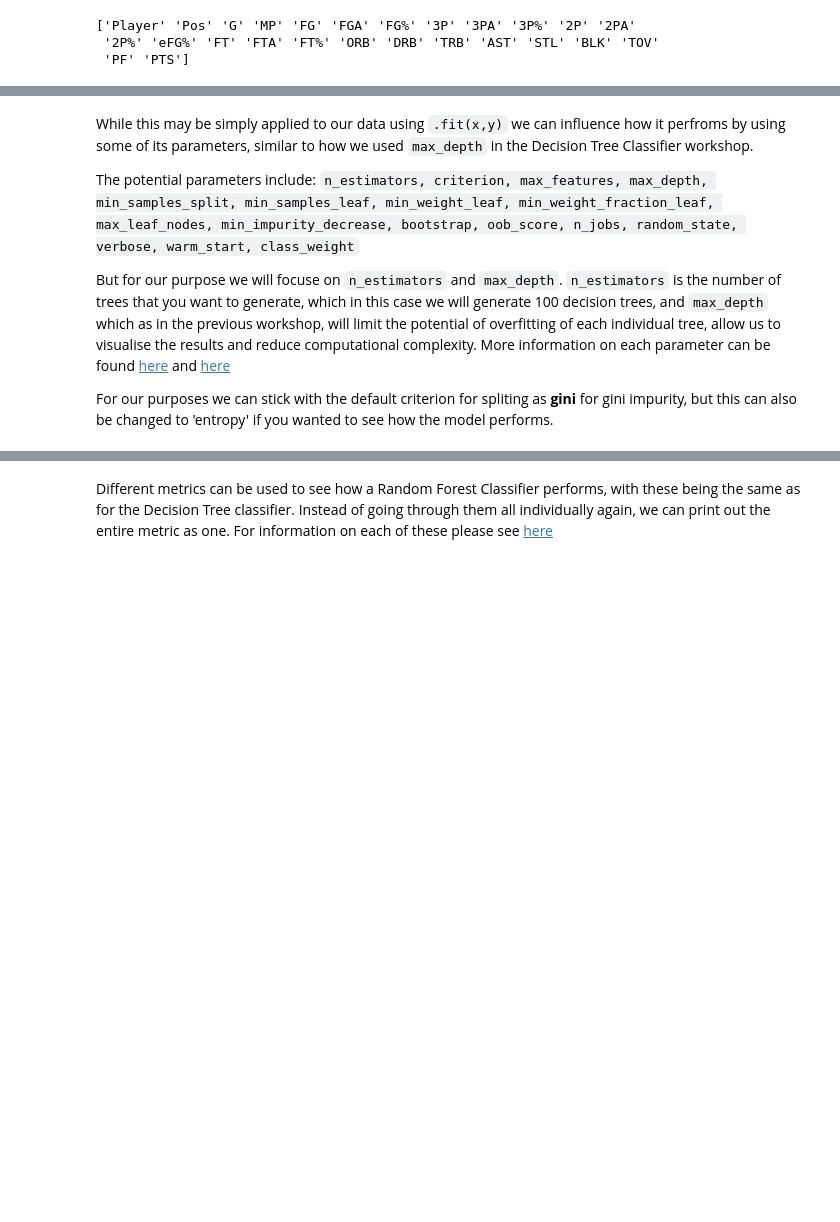
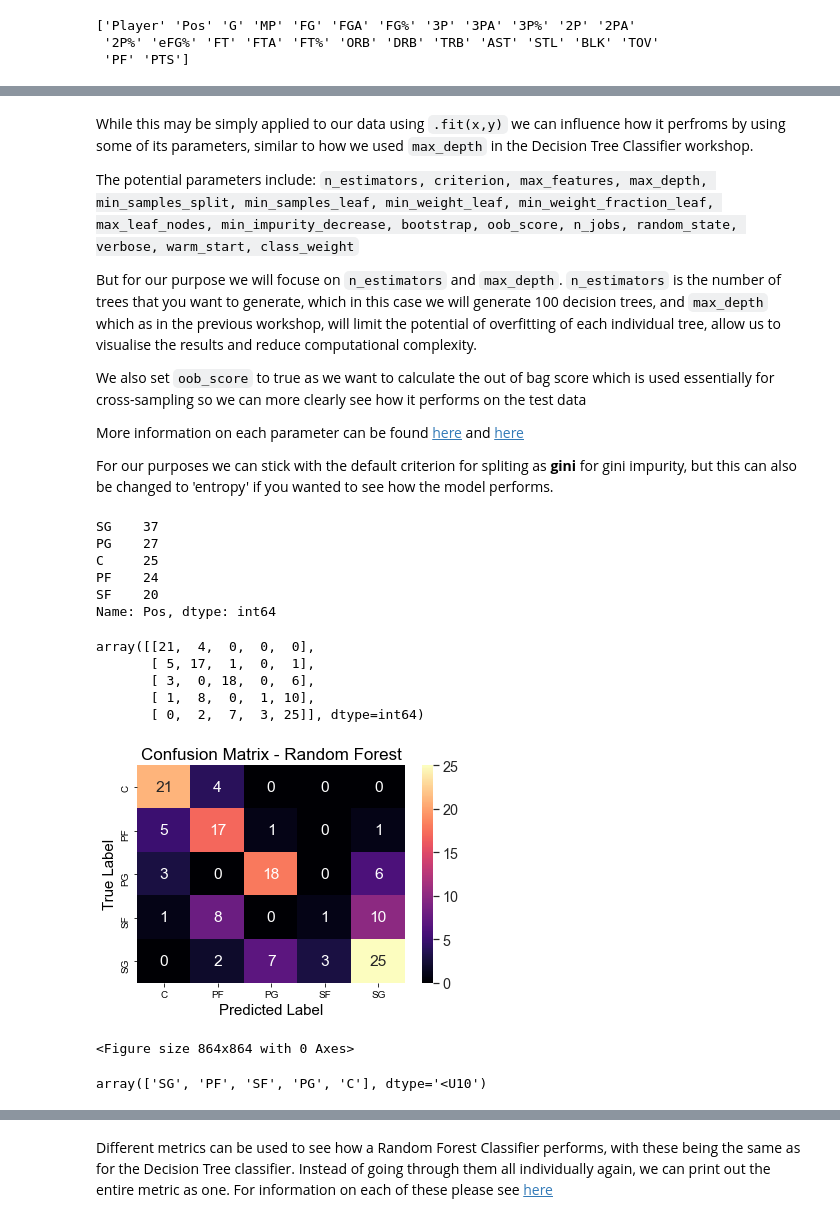
Before and after one commit to UCL-DSS/random-forest-workshop, a Jupyter notebook: Workshop.ipynb, the cells around one changed output, grey strips where cells are left out. Cells and saved outputs as stored; diff of their text form; code cells hidden in the pictures; blank space fills up the shorter version.

```diff
--- a/Workshop.ipynb
+++ b/Workshop.ipynb
@@ -85,0 +181,3 @@ NBA.groupby(["Player"]).agg(agg_fun)
+# %%
+X = NBA.drop(columns = ["Pos"])
+y = NBA.Pos
@@ -85,0 +186,4 @@ NBA.groupby(["Player"]).agg(agg_fun)
+# %%
+from sklearn.model_selection import train_test_split
+
+X_train, X_test, y_train, y_test = train_test_split(X, y, test_size = 0.25, random_state=42)
@@ -130,14 +262,70 @@ verbose,
 warm_start,
 class_weight`
 
-But for our purpose we will focuse on `n_estimators` and `max_depth`. `n_estimators` is the number of trees that you want to generate, which in this case we will generate 100 decision trees, and `max_depth` which as in the previous workshop, will limit the potential of overfitting of each individual tree, allow us to visualise the results and reduce computational complexity. More information on each parameter can be found [here](https://medium.com/@taplapinger/tuning-a-random-forest-classifier-1b252d1dde92) and [here](https://scikit-learn.org/stable/modules/generated/sklearn.ensemble.RandomForestClassifier.html)
+But for our purpose we will focuse on `n_estimators` and `max_depth`. `n_estimators` is the number of trees that you want to generate, which in this case we will generate 100 decision trees, and `max_depth` which as in the previous workshop, will limit the potential of overfitting of each individual tree, allow us to visualise the results and reduce computational complexity.
+
+We also set `oob_score` to true as we want to calculate the out of bag score which is used essentially for cross-sampling so we can more clearly see how it performs on the test data
+
+
+More information on each parameter can be found [here](https://medium.com/@taplapinger/tuning-a-random-forest-classifier-1b252d1dde92) and [here](https://scikit-learn.org/stable/modules/generated/sklearn.ensemble.RandomForestClassifier.html)
 
 For our purposes we can stick with the default criterion for spliting as <b>gini</b> for gini impurity, but this can also be changed to 'entropy' if you wanted to see how the model performs.
 # %%
-clf = RandomForestClassifier(n_estimators =100, oob_Score=True, max_depth =3)
+clf = RandomForestClassifier(n_estimators =100, oob_score=True, max_depth =3)
 
 
-clf.fit(#train, test)
-test_pred_random_forest = clf.predict(test_a)
-
-print()
+clf.fit(X_train, y_train)
+test_pred_random_forest = clf.predict(X_test)
+# %%
+y_test.value_counts()
+# %% [output]
+SG    37
+PG    27
+C     25
+PF    24
+SF    20
+Name: Pos, dtype: int64
+# %%
+
+# get the confusion matrix
+confusion_matrix2 = metrics.confusion_matrix(y_test, test_pred_random_forest)
+confusion_matrix2
+# %% [output]
+array([[21,  4,  0,  0,  0],
+       [ 5, 17,  1,  0,  1],
+       [ 3,  0, 18,  0,  6],
+       [ 1,  8,  0,  1, 10],
+       [ 0,  2,  7,  3, 25]], dtype=int64)
+# %%
+matrix2_df = pd.DataFrame(confusion_matrix2)
+
+# set axis to add title and axis labels later
+ax = plt.axes()
+sns.set(font_scale=1.3) # for label size
+plt.figure(figsize=(12,12))
+
+plot = sns.heatmap(matrix2_df, annot=True, fmt='g', ax=ax, cmap = "magma") #fmt so that numbers aren't scientific
+
+#axis labels and title
+ax.set_title('Confusion Matrix - Random Forest', fontsize = 17)
+ax.set_xlabel('Predicted Label', fontsize = 15)
+ax.set_ylabel('True Label'     , fontsize = 15)
+
+# change tick labels from 0-4 to 1-5
+labels = ("C", "PF", "PG", "SF", "SG")
+ax.set_xticklabels(labels)
+ax.set_yticklabels(labels)
+plt.show()
+
+
+fig = plot.get_figure()
+# %% [output]
+[figure, added]
+<Figure size 864x864 with 0 Axes>
+# %%
+import numpy as np
+a = np.array(y_test.unique())
+a = a.astype('<U10')
+a
+# %% [output]
+array(['SG', 'PF', 'SF', 'PG', 'C'], dtype='<U10')
```
Also changed, not shown: parts of 50 cells of this notebook.
